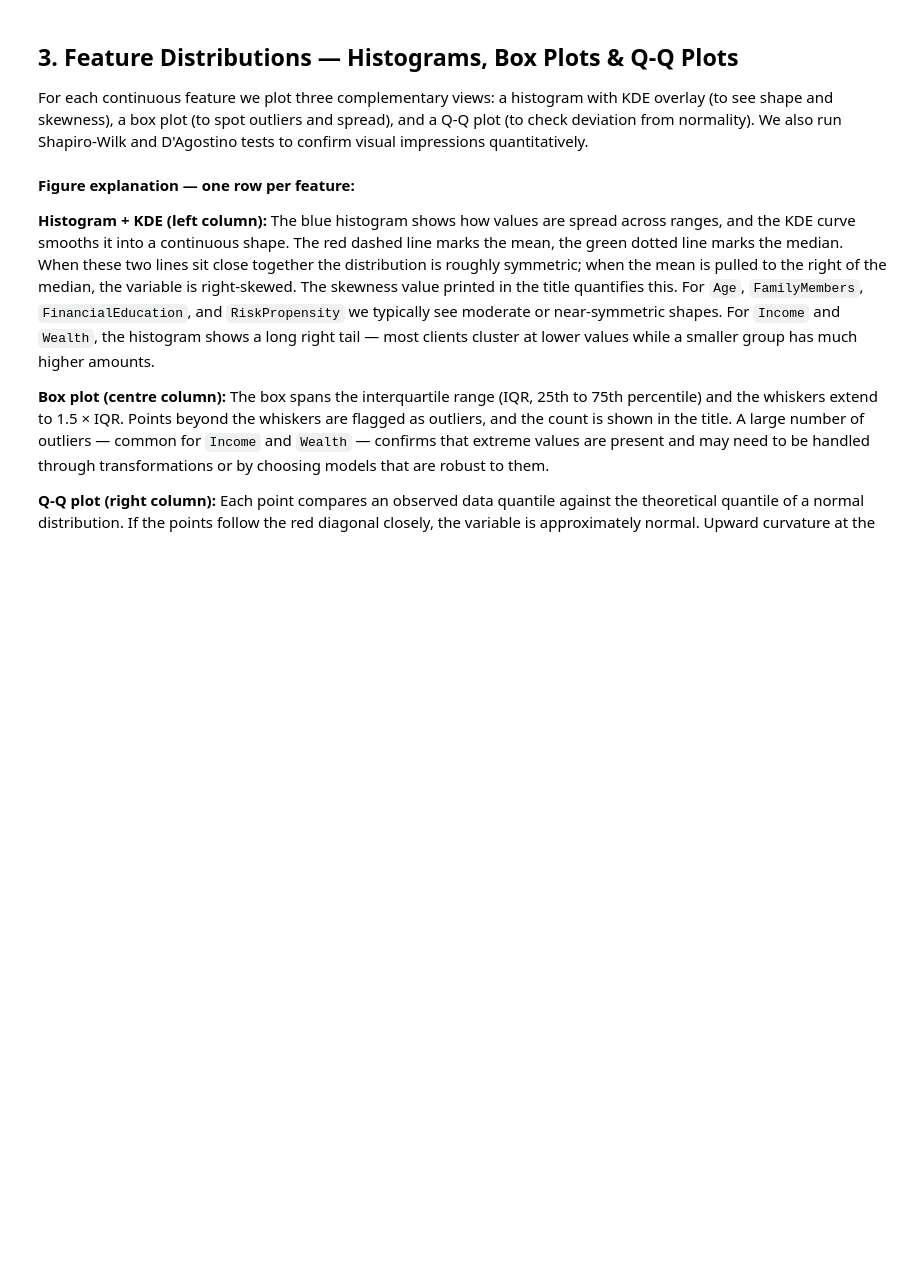
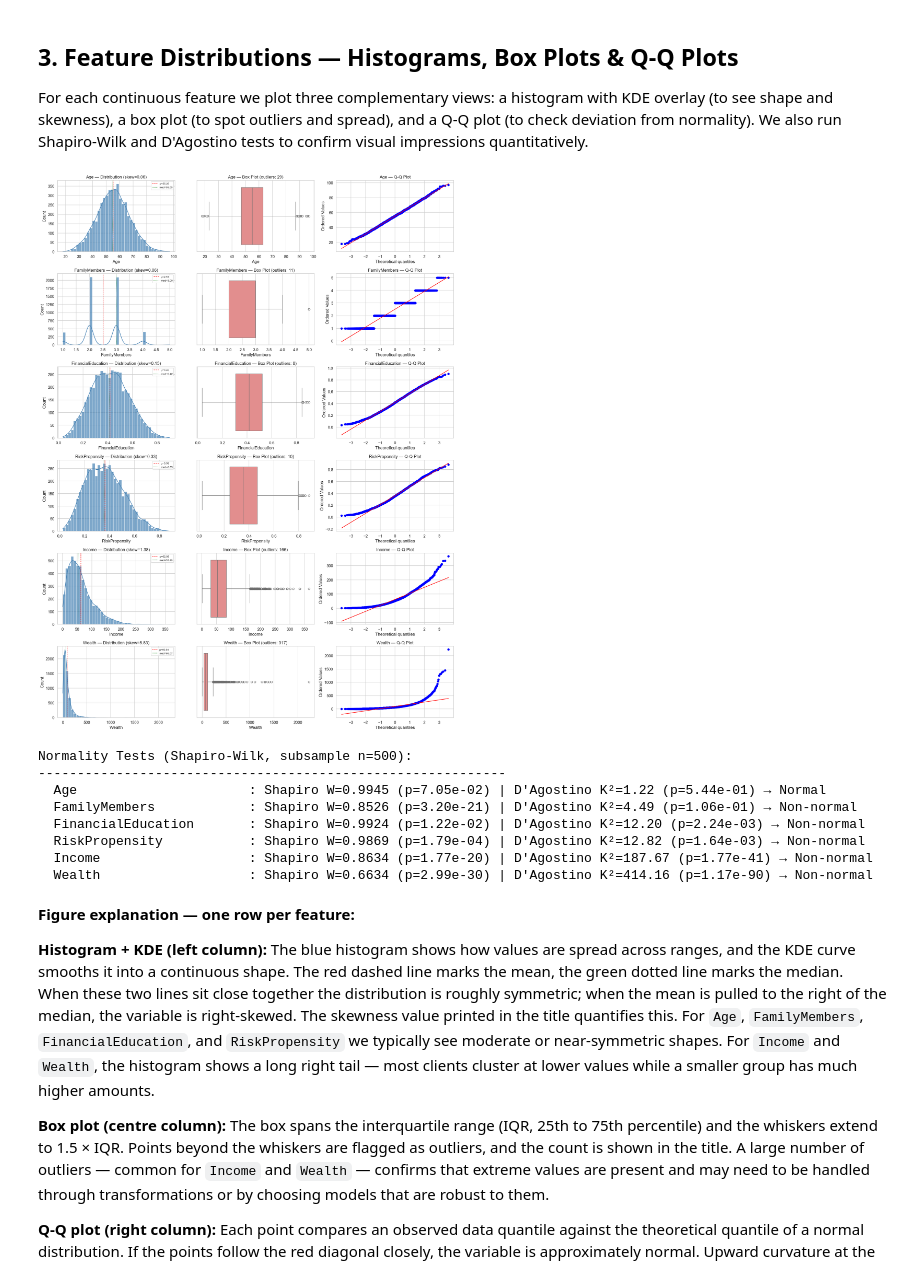
Before and after one commit to JoeChen322/Fintech, a Jupyter notebook: EDA.ipynb, the cells around one changed output. Cells and saved outputs as stored; diff of their text form; code cells hidden in the pictures; blank space fills up the shorter version.

```diff
--- a/EDA.ipynb
+++ b/EDA.ipynb
@@ -221,47 +289,82 @@ For each continuous feature we plot three complementary views: a histogram with
 # %%
 # ═══════════════════════════════════════════════════════════════
 # DISTRIBUTION ANALYSIS: Histograms + Box Plots + Q-Q Plots
 # ═══════════════════════════════════════════════════════════════
-continuous_features = ['Age', 'FamilyMembers', 'FinancialEducation',
-                       'RiskPropensity', 'Income', 'Wealth']
+continuous_features = [
+    "Age",
+    "FamilyMembers",
+    "FinancialEducation",
+    "RiskPropensity",
+    "Income",
+    "Wealth",
+]
 
-fig, axes = plt.subplots(len(continuous_features), 3, figsize=(18, 4*len(continuous_features)))
+fig, axes = plt.subplots(
+    len(continuous_features), 3, figsize=(18, 4 * len(continuous_features))
+)
 
 for i, feat in enumerate(continuous_features):
     # Histogram + KDE
     ax = axes[i, 0]
-    sns.histplot(df[feat], kde=True, ax=ax, color='steelblue', bins=40, alpha=0.7)
-    ax.axvline(df[feat].mean(), color='red', ls='--', lw=1.2, label=f'μ={df[feat].mean():.2f}')
-    ax.axvline(df[feat].median(), color='green', ls=':', lw=1.2, label=f'med={df[feat].median():.2f}')
+    sns.histplot(df[feat], kde=True, ax=ax, color="steelblue", bins=40, alpha=0.7)
+    ax.axvline(
+        df[feat].mean(), color="red", ls="--", lw=1.2, label=f"μ={df[feat].mean():.2f}"
+    )
+    ax.axvline(
+        df[feat].median(),
+        color="green",
+        ls=":",
+        lw=1.2,
+        label=f"med={df[feat].median():.2f}",
+    )
     ax.legend(fontsize=8)
-    ax.set_title(f'{feat} — Distribution (skew={df[feat].skew():.2f})')
+    ax.set_title(f"{feat} — Distribution (skew={df[feat].skew():.2f})")
 
     # Box Plot
     ax2 = axes[i, 1]
-    sns.boxplot(x=df[feat], ax=ax2, color='lightcoral')
+    sns.boxplot(x=df[feat], ax=ax2, color="lightcoral")
     Q1, Q3 = df[feat].quantile(0.25), df[feat].quantile(0.75)
     IQR = Q3 - Q1
-    outliers = ((df[feat] < Q1 - 1.5*IQR) | (df[feat] > Q3 + 1.5*IQR)).sum()
-    ax2.set_title(f'{feat} — Box Plot (outliers: {outliers})')
+    outliers = ((df[feat] < Q1 - 1.5 * IQR) | (df[feat] > Q3 + 1.5 * IQR)).sum()
+    ax2.set_title(f"{feat} — Box Plot (outliers: {outliers})")
 
     # Q-Q Plot
     ax3 = axes[i, 2]
-    stats.probplot(df[feat], dist='norm', plot=ax3)
-    ax3.set_title(f'{feat} — Q-Q Plot')
+    stats.probplot(df[feat], dist="norm", plot=ax3)
+    ax3.set_title(f"{feat} — Q-Q Plot")
 
 plt.tight_layout()
+plt.savefig(
+    os.path.join(
+        figures_dir, "02_feature_distributions_histograms_boxplots_qqplots.png"
+    ),
+    dpi=150,
+    bbox_inches="tight",
+)
 plt.show()
 
 # Normality tests
 print("\nNormality Tests (Shapiro-Wilk, subsample n=500):")
 print("-" * 60)
 for feat in continuous_features:
     sample = df[feat].sample(500, random_state=42)
     w_stat, w_p = shapiro(sample)
     k2, k_p = normaltest(sample)
-    print(f"  {feat:25s}: Shapiro W={w_stat:.4f} (p={w_p:.2e}) | "
-          f"D'Agostino K²={k2:.2f} (p={k_p:.2e}) → "
-          f"{'Normal' if w_p > 0.05 and k_p > 0.05 else 'Non-normal'}")
+    print(
+        f"  {feat:25s}: Shapiro W={w_stat:.4f} (p={w_p:.2e}) | "
+        f"D'Agostino K²={k2:.2f} (p={k_p:.2e}) → "
+        f"{'Normal' if w_p > 0.05 and k_p > 0.05 else 'Non-normal'}"
+    )
+# %% [output]
+[figure, added]
+Normality Tests (Shapiro-Wilk, subsample n=500):
+------------------------------------------------------------
+  Age                      : Shapiro W=0.9945 (p=7.05e-02) | D'Agostino K²=1.22 (p=5.44e-01) → Normal
+  FamilyMembers            : Shapiro W=0.8526 (p=3.20e-21) | D'Agostino K²=4.49 (p=1.06e-01) → Non-normal
+  FinancialEducation       : Shapiro W=0.9924 (p=1.22e-02) | D'Agostino K²=12.20 (p=2.24e-03) → Non-normal
+  RiskPropensity           : Shapiro W=0.9869 (p=1.79e-04) | D'Agostino K²=12.82 (p=1.64e-03) → Non-normal
+  Income                   : Shapiro W=0.8634 (p=1.77e-20) | D'Agostino K²=187.67 (p=1.77e-41) → Non-normal
+  Wealth                   : Shapiro W=0.6634 (p=2.99e-30) | D'Agostino K²=414.16 (p=1.17e-90) → Non-normal
 # %% [markdown]
 **Figure explanation — one row per feature:**
 
```
Also changed, not shown: parts of 60 cells of this notebook, 18 other files.
